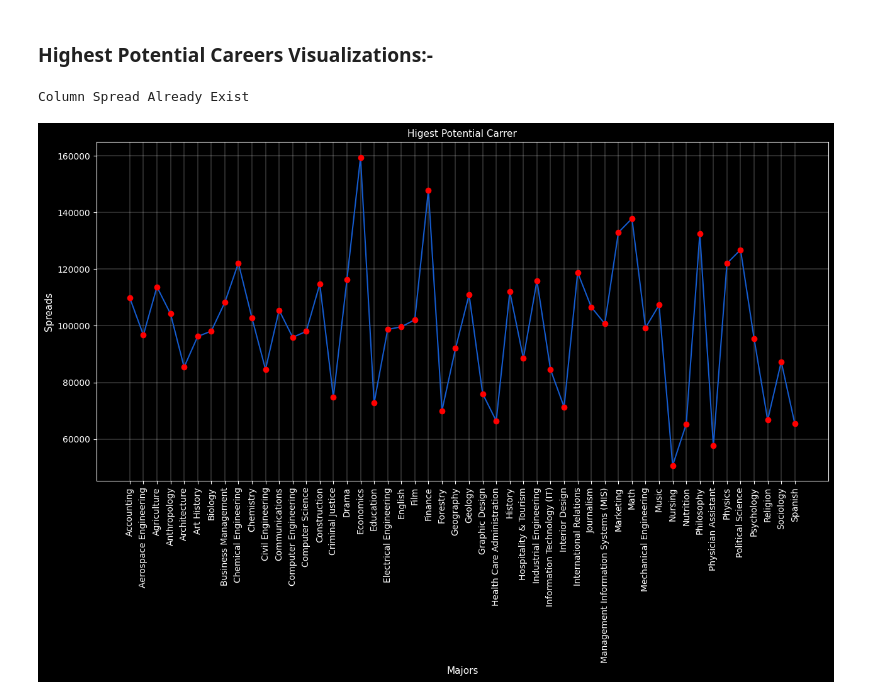
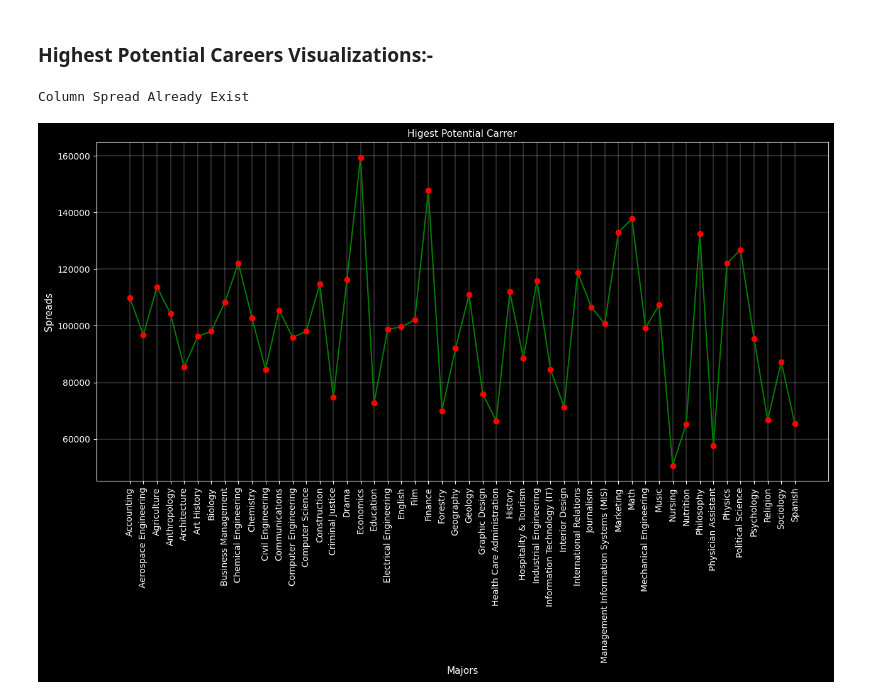
Before and after one commit to ahmedyar7/Data-Science-Projects, a Jupyter notebook: College Majors Analysis/main.ipynb, the cells around one changed output. Cells and saved outputs as stored; diff of their text form; code cells hidden in the pictures.

```diff
--- a/College Majors Analysis/main.ipynb
+++ b/College Majors Analysis/main.ipynb
@@ -240,32 +240,33 @@ def highest_potential_career() -> plt:
     try:
         # Insert the calculated column into clean_df
         clean_df.insert(loc=2, column="Spread", value=low_risk_major)
     except:
         print("Column Spread Already Exist")
 
     # -> Graph Plotting Mechanism: <- #
 
     y_coords = clean_df["Spread"]
     x_coords = clean_df["Undergraduate Major"]
     plot_title = "Higest Potential Carrer"
     x_coords_label = "Majors"
     y_coords_label = "Spreads"
 
     plt.figure(figsize=(15, 7))
     plt.xticks(rotation=90)
 
     plt.title(plot_title, fontsize=11)
     plt.xlabel(x_coords_label, fontsize=11)
     plt.ylabel(y_coords_label, fontsize=11)
 
     plt.grid(visible=True, which="both", linewidth=0.25)
     plt.scatter(x_coords, y_coords, color="r", zorder=5)
-    plt.plot(x_coords, y_coords, color="#155ccf")
+
+    plt.plot(x_coords, y_coords, color="g")
 
     plt.show()
 
 
 highest_potential_career()
 # %% [output]
 Column Spread Already Exist
-[figure, old version]
+[figure, new version]
```
Also changed, not shown: 2 other files.
